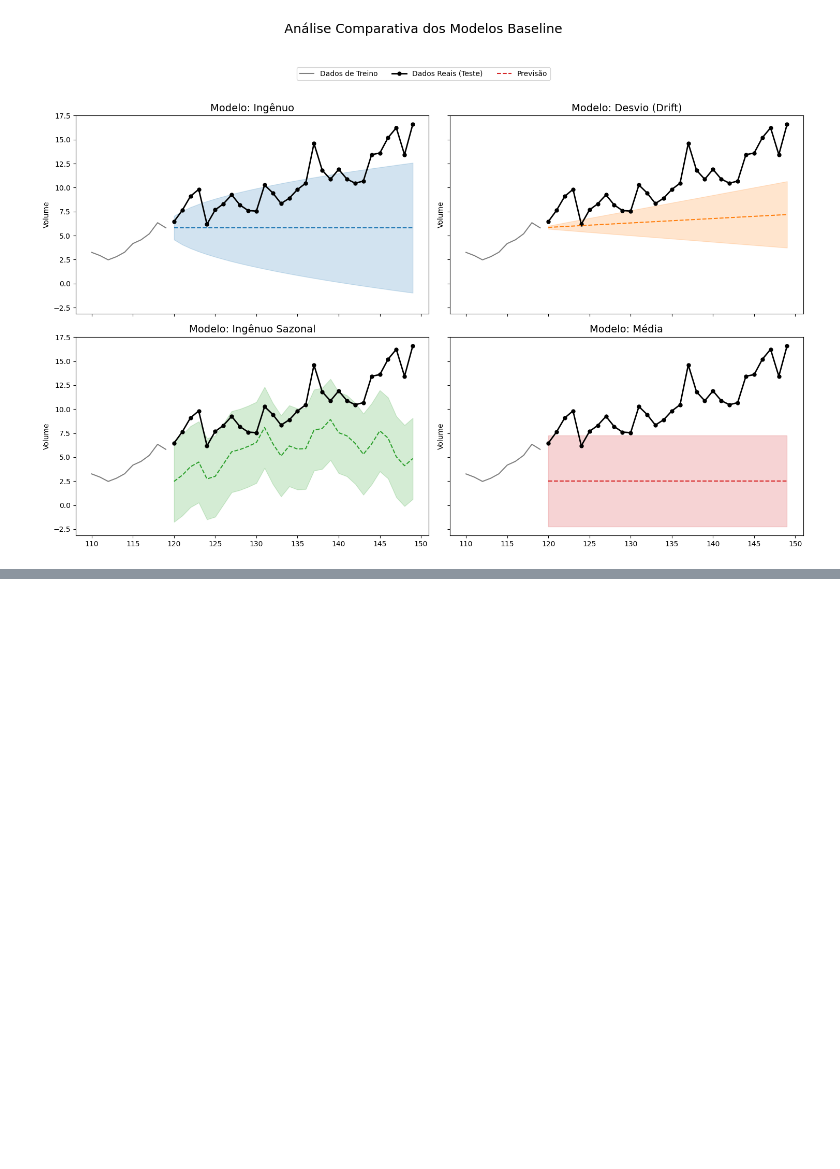
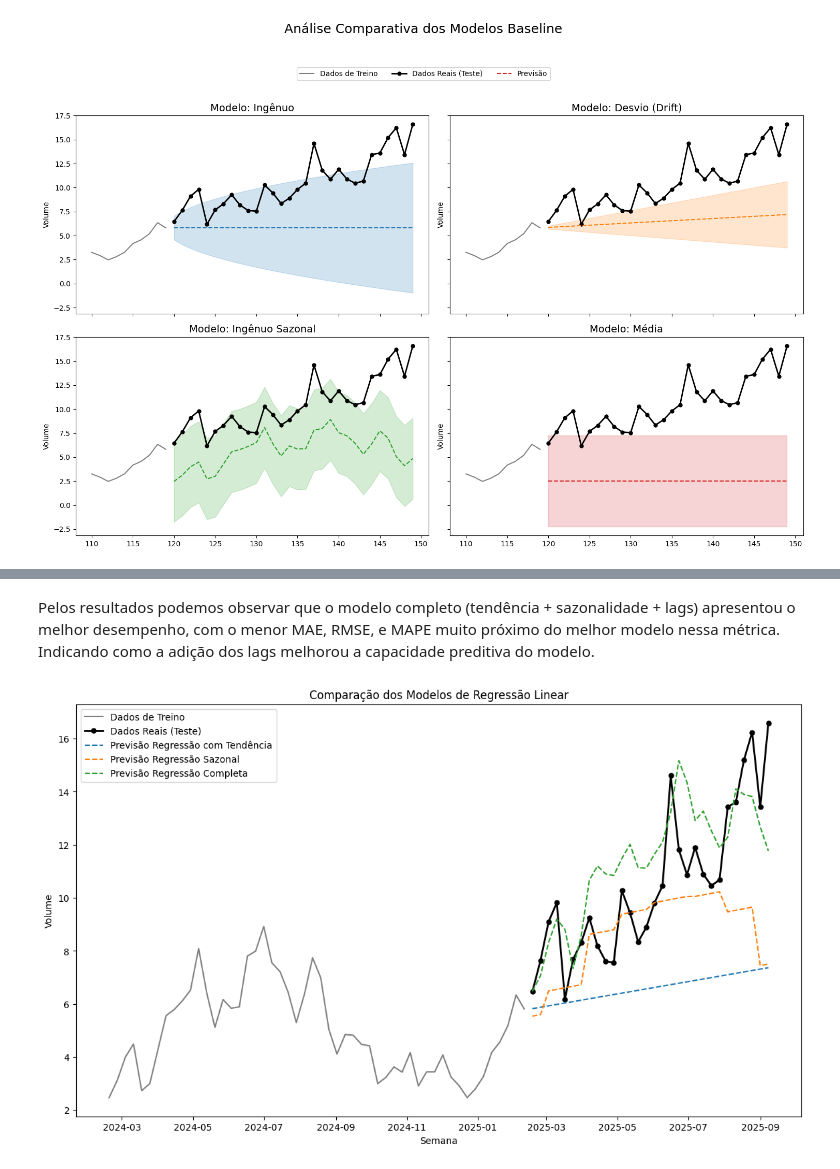
Before and after one commit to PedroPHC25/Time-Series-A1, a Jupyter notebook: relatorio.ipynb, the cells around one changed output, grey strips where cells are left out. Drawn from its saved outputs; the diff is of its cells as text; code cells hidden in the pictures; blank space fills up the shorter version.

Commit message:
adicionando a reg linear multipla ao relatório

```diff
--- a/relatorio.ipynb
+++ b/relatorio.ipynb
@@ -425,0 +453,10 @@ plt.show()
+# %%
+# Divisão cronológica dos dados
+train_size_full = len(data_series)
+train_size_adjusted = int(train_size_full * 0.8) - 52
+
+X_train, X_test = X.iloc[:train_size_adjusted], X.iloc[train_size_adjusted:]
+y_train, y_test = y.iloc[:train_size_adjusted], y.iloc[train_size_adjusted:]
+
+train_volume = data_series.iloc[: int(train_size_full * 0.8)]
+test_volume = data_series.iloc[int(train_size_full * 0.8) :]
@@ -425,0 +563,29 @@ plt.show()
+# %% [markdown]
+Pelos resultados podemos observar que o modelo completo (tendência + sazonalidade + lags) apresentou o melhor desempenho, com o menor MAE, RMSE, e MAPE muito próximo do melhor modelo nessa métrica. Indicando como a adição dos lags melhorou a capacidade preditiva do modelo.
+# %%
+# Visualização e Avaliação Final
+
+plt.figure(figsize=(14, 8))
+plt.plot(y_train.iloc[-52:], label='Dados de Treino', color='gray')
+
+plt.plot(
+    y_test,
+    label='Dados Reais (Teste)',
+    color='black',
+    linewidth=2,
+    marker='o',
+    markersize=5,
+)
+
+for name, forecast in predictions.items():
+    plt.plot(forecast, label=f'Previsão {name}', linestyle='--')
+
+plt.title('Comparação dos Modelos de Regressão Linear')
+plt.xlabel('Semana')
+plt.ylabel('Volume')
+plt.legend(loc='upper left')
+plt.grid(False)
+
+plt.show()
+# %% [output]
+[figure, added]
```
Also changed, not shown: parts of 9 cells of this notebook, 1 other file.
